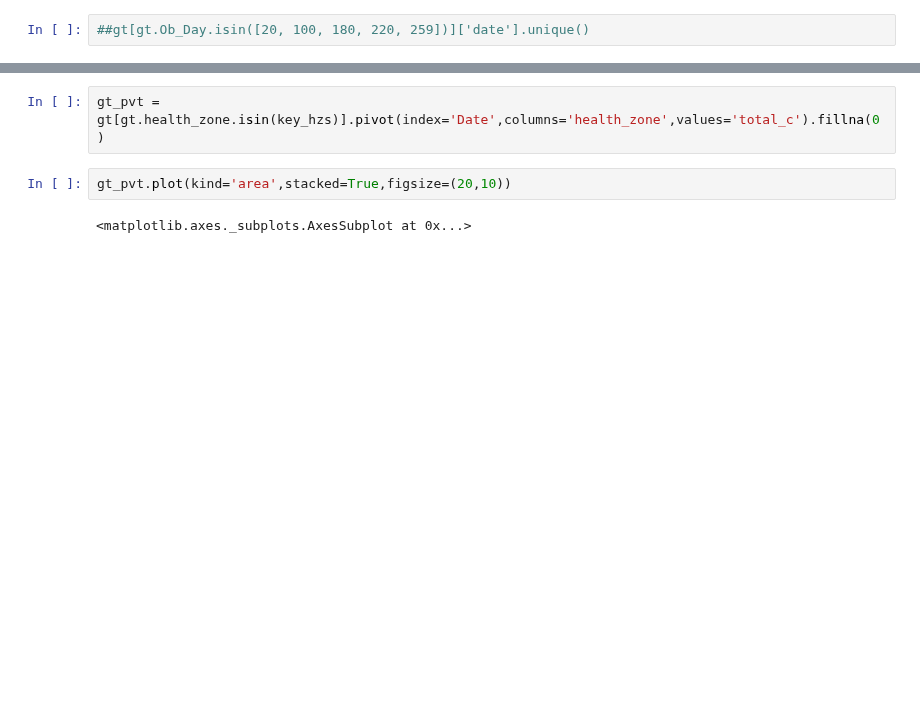
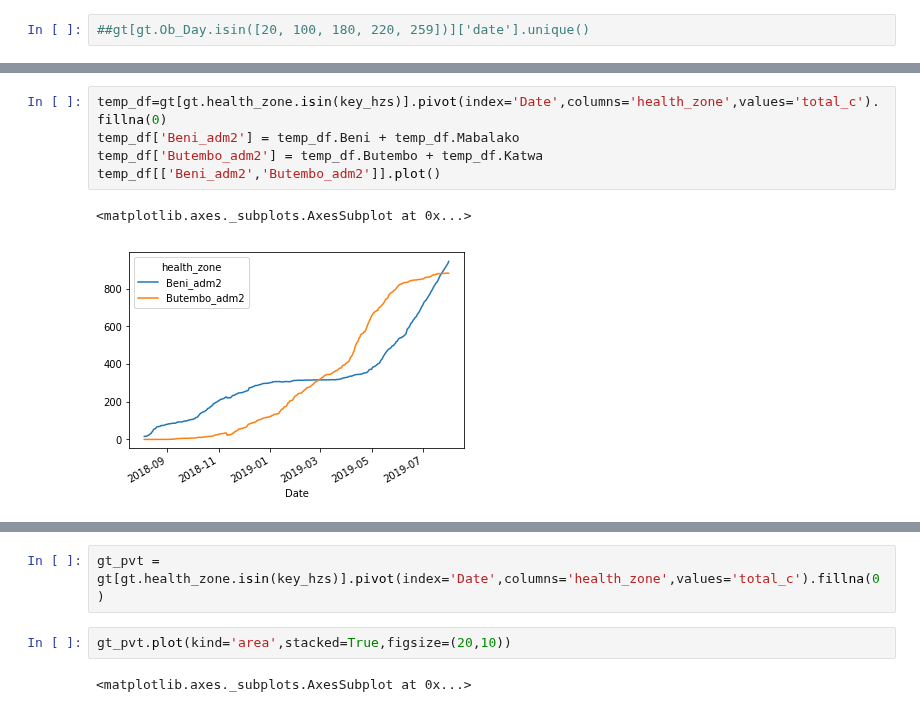
Before and after one commit to NSSAC/DRC_Ebola_2018, a Jupyter notebook: notebooks/plot_cases.ipynb, the cells around one changed output, grey strips where cells are left out. Saved outputs shown, nothing was run; the diff lists cells and outputs as text; blank space fills up the shorter version.

```diff
--- a/notebooks/plot_cases.ipynb
+++ b/notebooks/plot_cases.ipynb
@@ -38,3 +38,11 @@ plt.savefig('../plots/case_counts.png',dpi=100)
+# %%
+temp_df=gt[gt.health_zone.isin(key_hzs)].pivot(index='Date',columns='health_zone',values='total_c').fillna(0)
+temp_df['Beni_adm2'] = temp_df.Beni + temp_df.Mabalako
+temp_df['Butembo_adm2'] = temp_df.Butembo + temp_df.Katwa
+temp_df[['Beni_adm2','Butembo_adm2']].plot()
+# %% [output]
+<matplotlib.axes._subplots.AxesSubplot at 0x...>
+[figure, added]
 # %%
 f, axarr = plt.subplots(1,2, figsize=(20,8))
 gt[gt.health_zone=='all'].plot(x='Date',y='total_c',ax=axarr[0],color='k',label='Confirmed cases')
```
Also changed, not shown: parts of 5 cells of this notebook, 5 other files.
